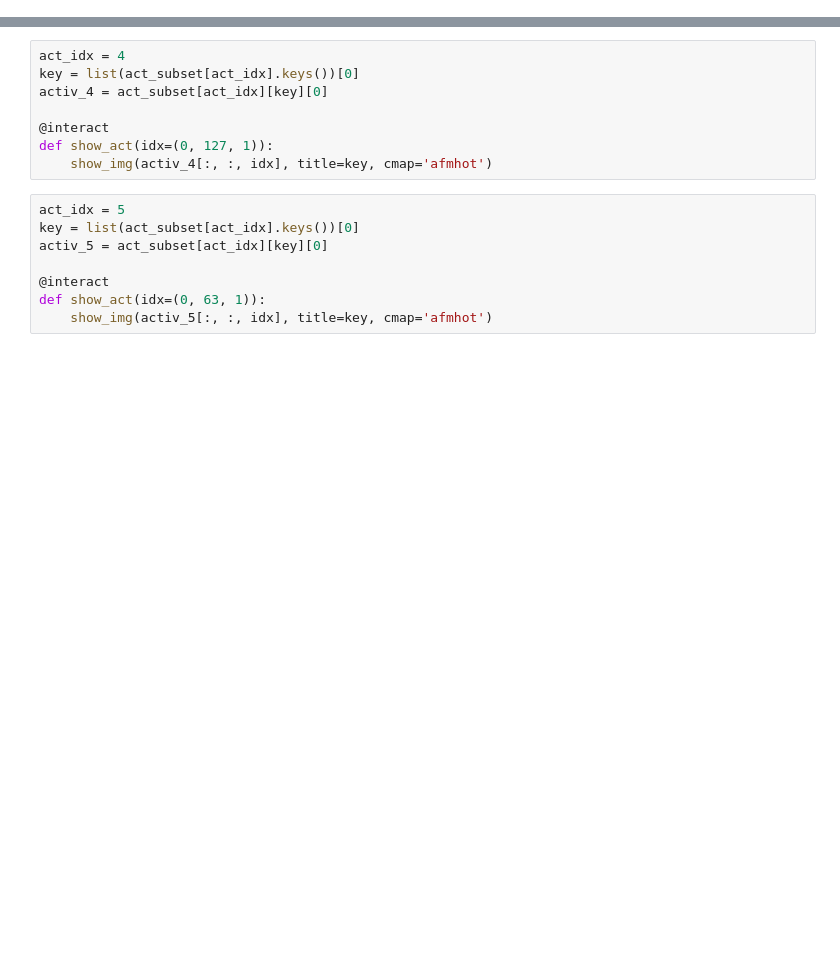
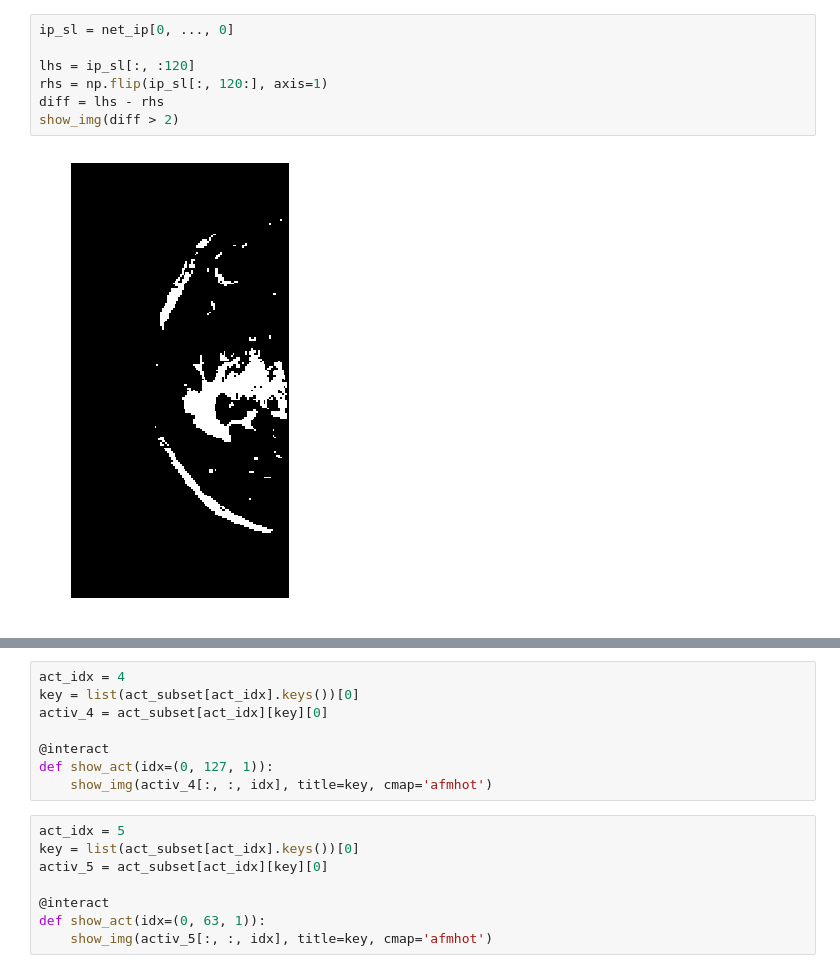
Before and after one commit to subtlemedicalinc/SubtleBoost, a Jupyter notebook: train/notebooks/Check-Activations.ipynb, the cells around one changed output, grey strips where cells are left out. Drawn from its saved outputs; the diff is of its cells as text; blank space fills up the shorter version.

```diff
--- a/train/notebooks/Check-Activations.ipynb
+++ b/train/notebooks/Check-Activations.ipynb
@@ -150,0 +154,9 @@ conv2d_20/BiasAdd:0 (1, 512, 512, 1)
+# %%
+ip_sl = net_ip[0, ..., 0]
+
+lhs = ip_sl[:, :120]
+rhs = np.flip(ip_sl[:, 120:], axis=1)
+diff = lhs - rhs
+show_img(diff > 2)
+# %% [output]
+[figure, added]
```
Also changed, not shown: parts of 13 cells of this notebook, 2 other files.
